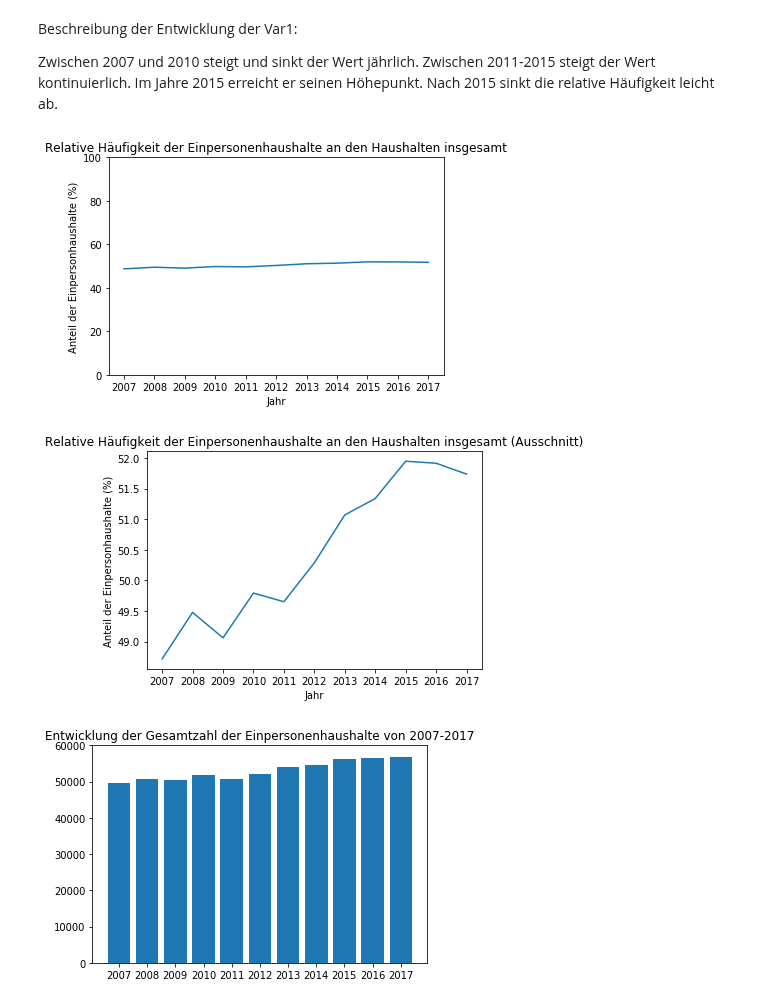
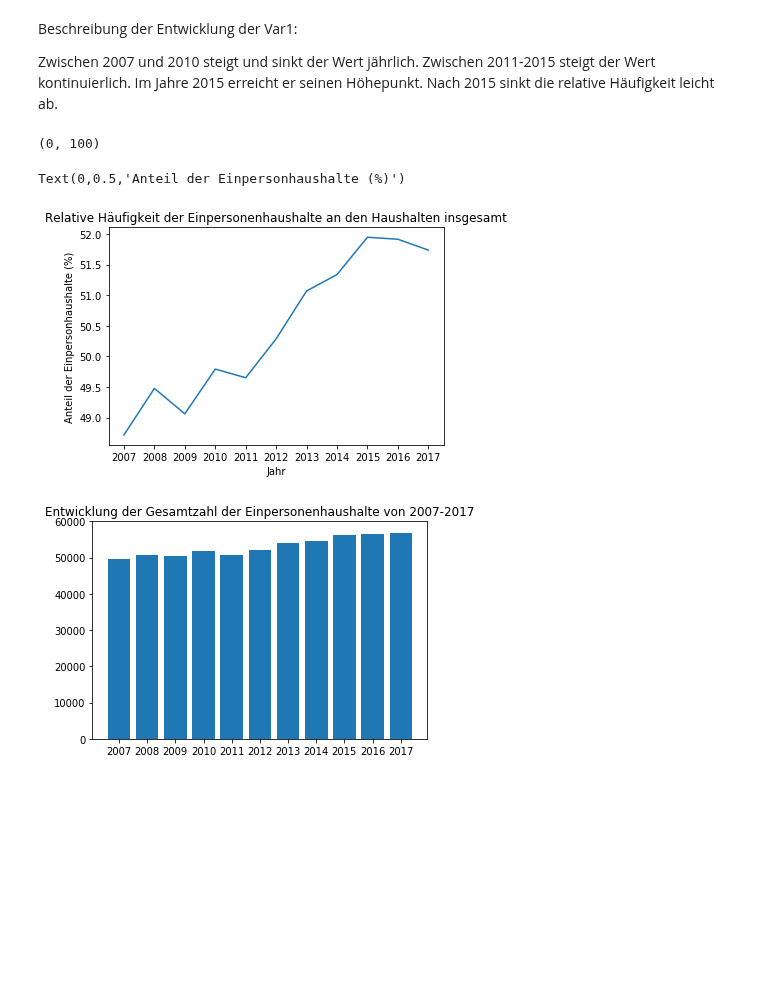
Before and after one commit to tschroeder10961/datascience-urban-segregation, a Jupyter notebook: GruppeD/DatenanalyseKassel_190125.ipynb, the cells around one changed output. Saved outputs shown, nothing was run; the diff lists cells and outputs as text; code cells hidden in the pictures; blank space fills up the shorter version.

```diff
--- a/GruppeD/DatenanalyseKassel_190125.ipynb
+++ b/GruppeD/DatenanalyseKassel_190125.ipynb
@@ -129,29 +129,27 @@ plt.title("Relative Häufigkeit der Einpersonenhaushalte an den Haushalten insge
 plt.xlabel("Jahr")
 plt.ylabel("Anteil der Einpersonhaushalte (%)")
 plt.ylim(0, 100)
-
-plt.show()
-
-# Grafische Darstellung der Entwicklung (2007-2017) der relativen Häufigkeit der Einpersonenhaushalte an den Haushalten insgesamt:
-#(Ausschnitt)
-
-# Importieren des Matplot-Pakets
-
-import matplotlib.pyplot as plt
-
-# Umrechnung in prozentuale Anteile
-
-plt.plot(kassel["Rel1PHH"]*100)
-
-plt.xticks(range(len(kassel)), kassel["Jahr"])
-plt.title("Relative Häufigkeit der Einpersonenhaushalte an den Haushalten insgesamt (Ausschnitt)")
-plt.xlabel("Jahr")
-plt.ylabel("Anteil der Einpersonhaushalte (%)")
-
-plt.show()
 # %% [output]
-[figure, removed]
-[figure, removed]
+(0, 100)
+# %%
+# Grafische Darstellung der Entwicklung (2007-2017) der relativen Häufigkeit der Einpersonenhaushalte an den Haushalten insgesamt:
+#(Ausschnitt)
+
+# Importieren des Matplot-Pakets
+
+import matplotlib.pyplot as plt
+
+# Umrechnung in prozentuale Anteile
+
+plt.plot(kassel["Rel1PHH"]*100)
+
+plt.xticks(range(len(kassel)), kassel["Jahr"])
+plt.title("Relative Häufigkeit der Einpersonenhaushalte an den Haushalten insgesamt")
+plt.xlabel("Jahr")
+plt.ylabel("Anteil der Einpersonhaushalte (%)")
+# %% [output]
+Text(0,0.5,'Anteil der Einpersonhaushalte (%)')
+[figure, added]
 # %%
 # Grafische Darstellung: Entwicklung der Gesamtzahl der Einpersonenhaushalte von 2007-2017:
 
```
Also changed, not shown: parts of 20 cells of this notebook.
